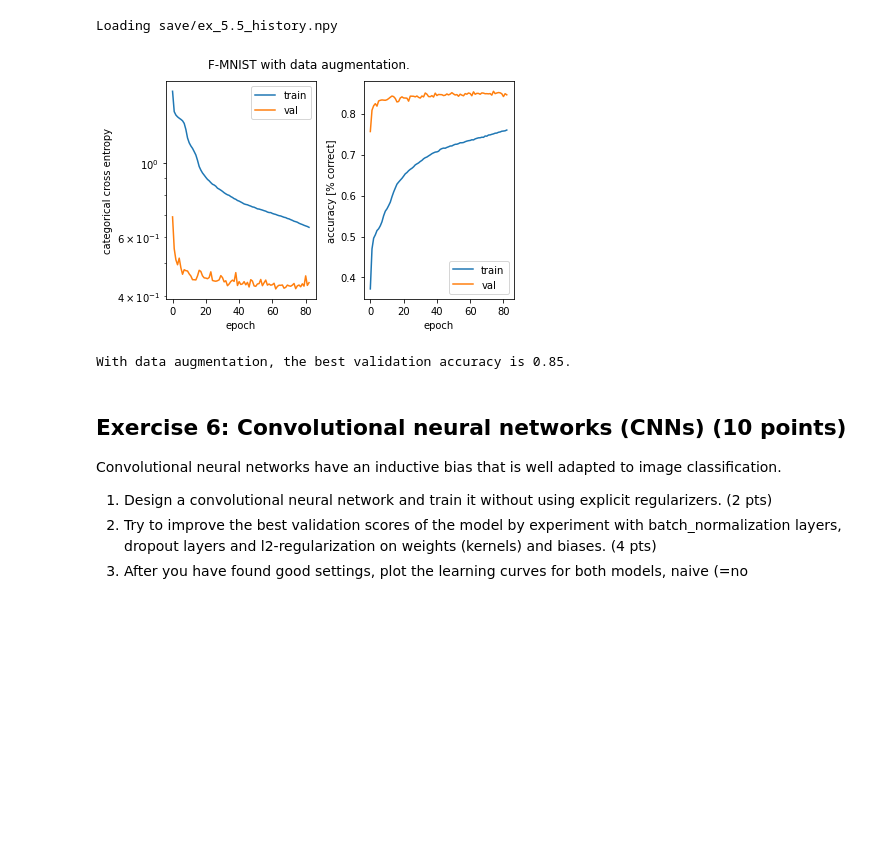
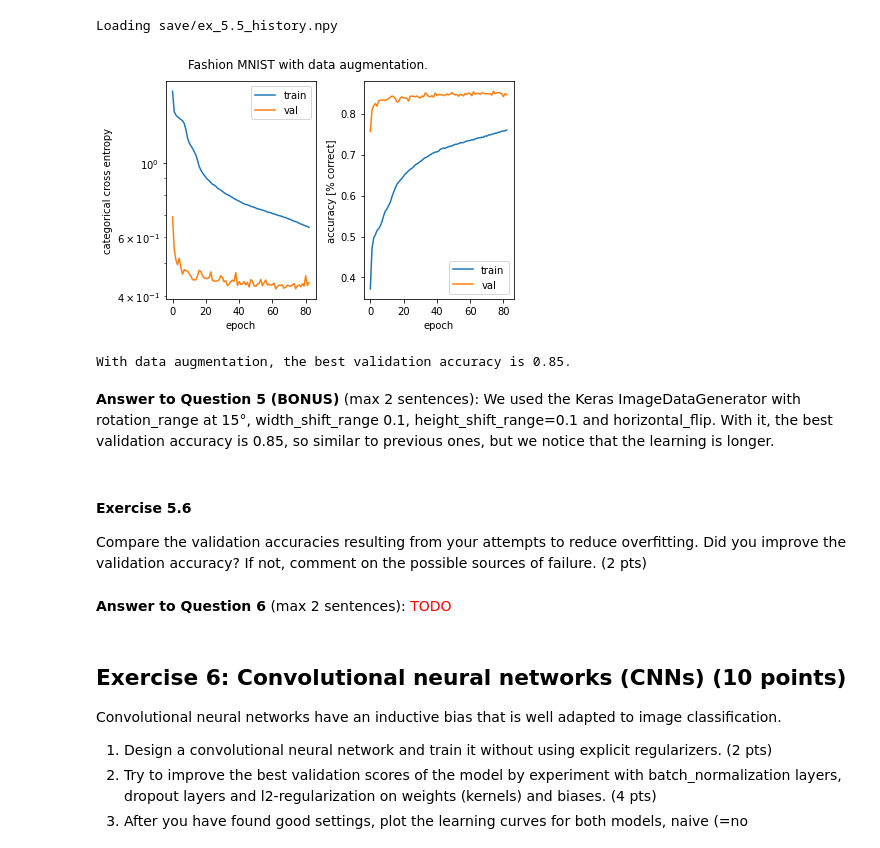
Before and after one commit to jan-kreischer/EPFL_ANN, a Jupyter notebook: index.ipynb, the cells around one changed output. Saved outputs shown, nothing was run; the diff lists cells and outputs as text; code cells hidden in the pictures; blank space fills up the shorter version.

```diff
--- a/index.ipynb
+++ b/index.ipynb
@@ -368,7 +361,7 @@ def get_callbacks(early_stop = True, save_model=False, exercise_name='', verbose
   return callbacks
 
 
-def fit_custom(exercise_name, model, x, y, validation_data=None, epochs=None, callbacks=None, verbose=0):
+def fit_custom(exercise_name, model, x, y, validation_data=None, batch_size=None, epochs=None, callbacks=None, verbose=0):
   """
   Load saved history or launch fit if it does not exist.
 
@@ -380,6 +373,7 @@ def fit_custom(exercise_name, model, x, y, validation_data=None, epochs=None, ca
   - x : Vector, matrix, or array of training data
   - y : Vector, matrix, or array of target (label) data
   - validation_data : Data on which to evaluate the loss and any model metrics at the end of each epoch.
+  - batch_size : Integer or NULL. Number of samples per gradient update. If unspecified, batch_size will default to 32.
   - epochs : Number of epochs to train the model.
   - callbacks : List of callbacks to be called during training.
   - verbose : Verbosity mode (0 = silent, 1 = progress bar, 2 = one line per epoch)
@@ -392,6 +386,7 @@ def fit_custom(exercise_name, model, x, y, validation_data=None, epochs=None, ca
         x=x,
         y=y,
         validation_data=validation_data,
+        batch_size=32,
         epochs=epochs,
         callbacks=callbacks,
         verbose=verbose)
@@ -1128,15 +1141,15 @@ Modified images:
 # %%
 # Generate new data
 image_generator = get_augmented_images_generator(
-    x_mnist_fash_train,
-    y_mnist_fash_train_1hot,
-    batch_size=x_mnist_fash_train.shape[0])
+    x_fashion_mnist_train,
+    y_fashion_mnist_train_1hot,
+    batch_size=x_fashion_mnist_train.shape[0])
 
 augmented_samples = next(image_generator)
 print("Generated dataset shape x: {0} / y : {1}".format(augmented_samples[0].shape, augmented_samples[1].shape))
 
 # Flatten images
-x_fash_augmented = augmented_samples[0].reshape(x_mnist_fash_train.shape[0], x_mnist_fash_train.shape[1]*x_mnist_fash_train.shape[2])
+x_fash_augmented = augmented_samples[0].reshape(x_fashion_mnist_train.shape[0], x_fashion_mnist_train.shape[1]*x_fashion_mnist_train.shape[2])
 
 # Normalize
 x_fash_augmented = x_fash_augmented / max_grey_value
@@ -1146,8 +1159,8 @@ y_fash_1hot_augmented = augmented_samples[1]
 Generated dataset shape x: (60000, 28, 28, 1) / y : (60000, 10)
 # %%
 # Add to initial dataset
-x_fash_augmented = np.concatenate([x_fash_mnist_tr_flat, x_fash_augmented])
-y_fash_1hot_augmented  = np.concatenate([y_mnist_fash_train_1hot, y_fash_1hot_augmented])
+x_fash_augmented = np.concatenate([x_fash_mnist_train_flat, x_fash_augmented])
+y_fash_1hot_augmented  = np.concatenate([y_fashion_mnist_train_1hot, y_fash_1hot_augmented])
 # %%
 # Schuffle in the same way
 x_fash_augmented, y_fash_1hot_augmented = unison_shuffled(x_fash_augmented, y_fash_1hot_augmented)
@@ -1162,20 +1175,28 @@ history = fit_custom(
     exercise_name = "ex_5.5",
     x=x_fash_augmented,
     y=y_fash_1hot_augmented,
-    validation_data=(x_fash_mnist_val_flat, y_mnist_fash_val_1hot),
+    validation_data=(x_fash_mnist_val_flat, y_fashion_mnist_val_1hot),
     model = get_model(input_dim=input_dim_fash_mnist, layers=2, h=h, optimizer=SGD, lr=0.01),
     epochs=200,
     callbacks=get_callbacks(early_stop=True))
 # %% [output]
 Loading save/ex_5.5_history.npy
 # %%
-plot_history_custom(history=history, title='F-MNIST with data augmentation.');
+plot_history_custom(history=history, title='Fashion MNIST with data augmentation.');
 # %% [output]
-[figure, old version]
+[figure, new version]
 # %%
 print("With data augmentation, the best validation accuracy is {0}.".format(round(max(history["val_accuracy"]), 2)))
 # %% [output]
 With data augmentation, the best validation accuracy is 0.85.
+# %% [markdown]
+**Answer to Question 5 (BONUS)** (max 2 sentences): We used the Keras ImageDataGenerator with rotation_range at 15°,    width_shift_range 0.1, height_shift_range=0.1 and horizontal_flip. With it, the best validation accuracy is 0.85, so similar to previous ones, but we notice that the learning is longer.
+# %% [markdown]
+#### Exercise 5.6
+Compare the validation accuracies resulting from your attempts to reduce overfitting. Did you improve the validation accuracy? If not, comment on the possible sources of failure. (2 pts)
+# %% [markdown]
+**Answer to Question 6** (max 2 sentences):
+<font color='red'>TODO</font>
 # %% [markdown]
 ## Exercise 6: Convolutional neural networks (CNNs) (10 points)
 
```
Also changed, not shown: parts of 68 cells of this notebook.
